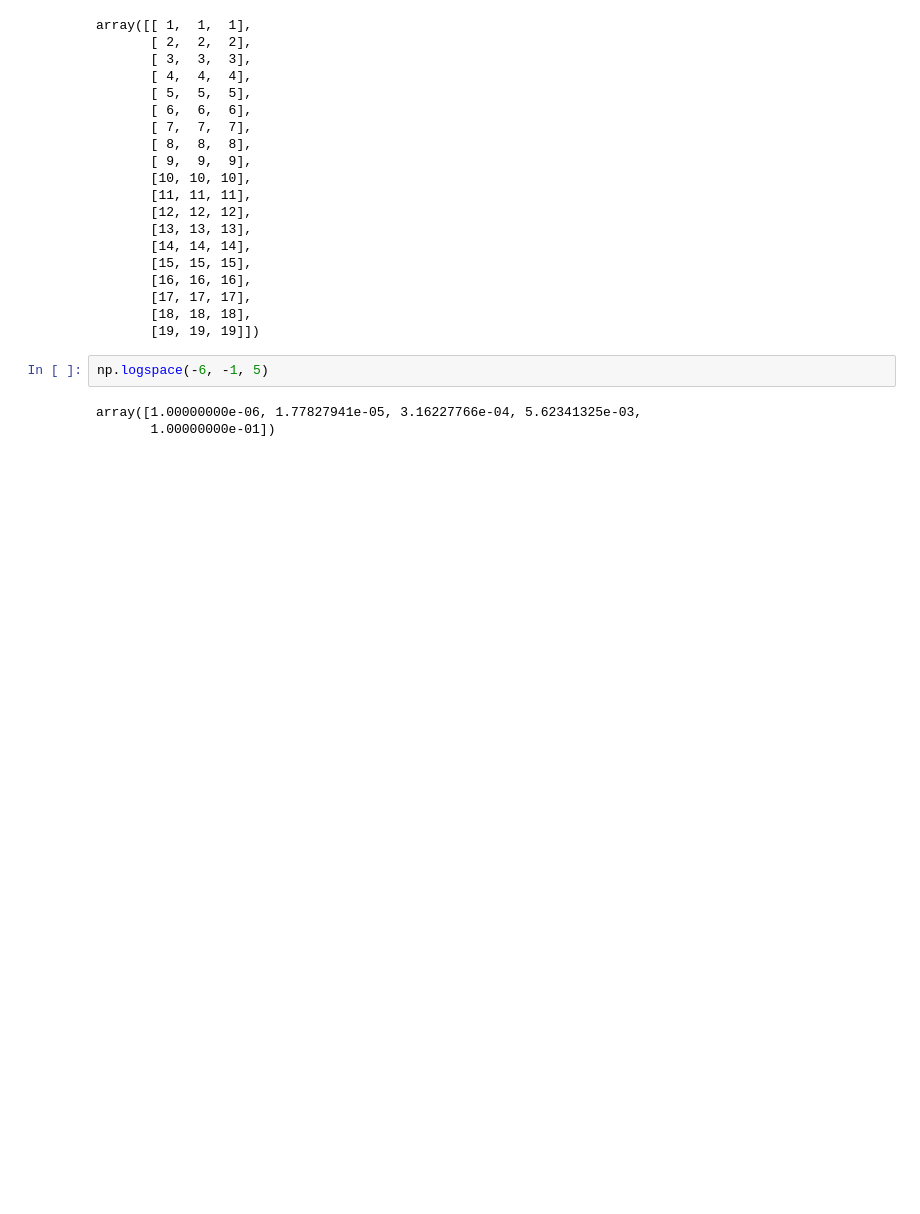
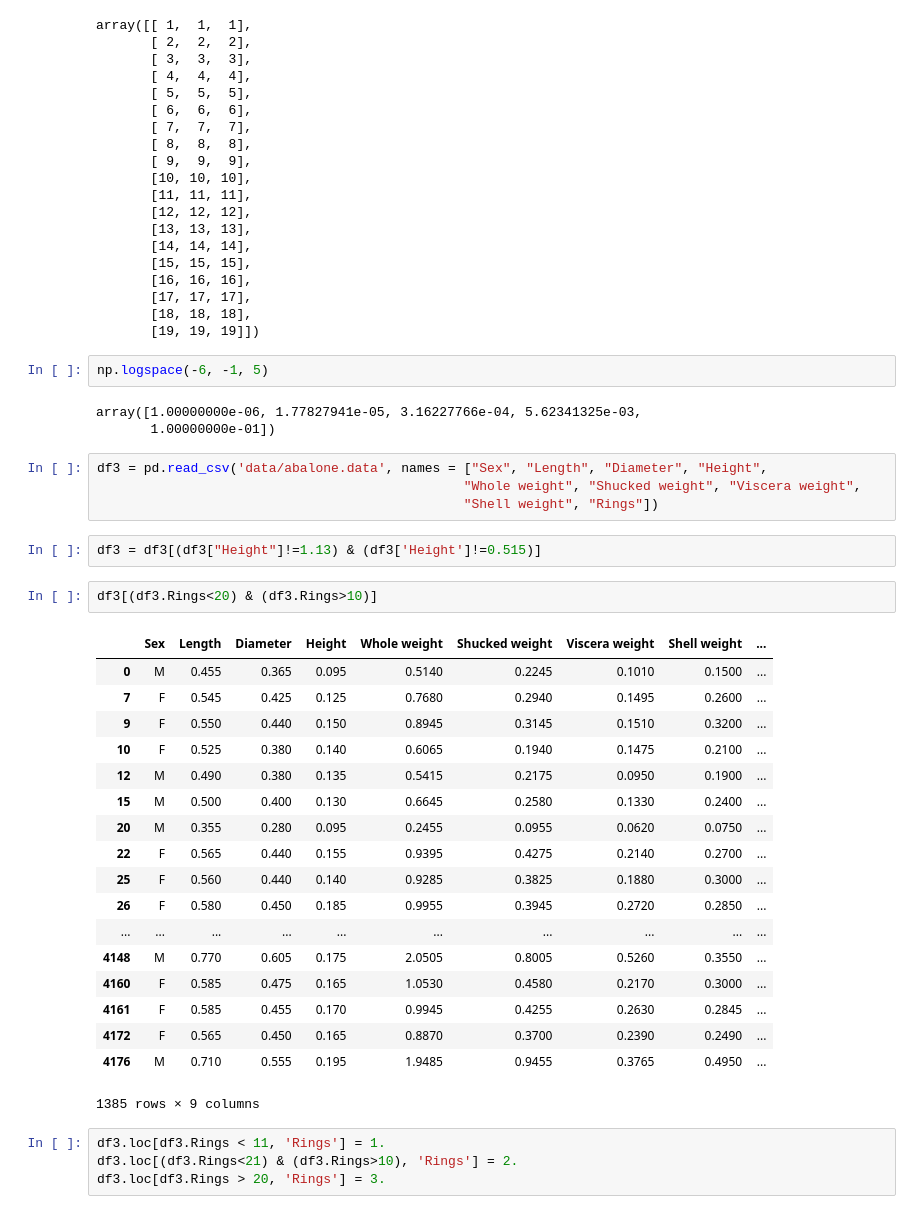
Before and after one commit to sbassam/cs-7641-projects, a Jupyter notebook: assignment-1/abalone-data-analysis.ipynb, the cells around one changed output. Cells and saved outputs as stored; diff of their text form; blank space fills up the shorter version.

```diff
--- a/assignment-1/data-analysis.ipynb
+++ b/assignment-1/abalone-data-analysis.ipynb
@@ -130,3 +130,34 @@ np.logspace(-6, -1, 5)
 # %% [output]
 array([1.00000000e-06, 1.77827941e-05, 3.16227766e-04, 5.62341325e-03,
        1.00000000e-01])
+# %%
+df3 = pd.read_csv('data/abalone.data', names = ["Sex", "Length", "Diameter", "Height",
+                                               "Whole weight", "Shucked weight", "Viscera weight",
+                                               "Shell weight", "Rings"])
+# %%
+df3 = df3[(df3["Height"]!=1.13) & (df3['Height']!=0.515)]
+# %%
+df3[(df3.Rings<20) & (df3.Rings>10)]
+# %% [output]
+|  | Sex | Length | Diameter | Height | Whole weight | Shucked weight | Viscera weight | Shell weight | ... |
+| 0 | M | 0.455 | 0.365 | 0.095 | 0.5140 | 0.2245 | 0.1010 | 0.1500 | ... |
+| 7 | F | 0.545 | 0.425 | 0.125 | 0.7680 | 0.2940 | 0.1495 | 0.2600 | ... |
+| 9 | F | 0.550 | 0.440 | 0.150 | 0.8945 | 0.3145 | 0.1510 | 0.3200 | ... |
+| 10 | F | 0.525 | 0.380 | 0.140 | 0.6065 | 0.1940 | 0.1475 | 0.2100 | ... |
+| 12 | M | 0.490 | 0.380 | 0.135 | 0.5415 | 0.2175 | 0.0950 | 0.1900 | ... |
+| 15 | M | 0.500 | 0.400 | 0.130 | 0.6645 | 0.2580 | 0.1330 | 0.2400 | ... |
+| 20 | M | 0.355 | 0.280 | 0.095 | 0.2455 | 0.0955 | 0.0620 | 0.0750 | ... |
+| 22 | F | 0.565 | 0.440 | 0.155 | 0.9395 | 0.4275 | 0.2140 | 0.2700 | ... |
+| 25 | F | 0.560 | 0.440 | 0.140 | 0.9285 | 0.3825 | 0.1880 | 0.3000 | ... |
+| 26 | F | 0.580 | 0.450 | 0.185 | 0.9955 | 0.3945 | 0.2720 | 0.2850 | ... |
+| ... | ... | ... | ... | ... | ... | ... | ... | ... | ... |
+| 4148 | M | 0.770 | 0.605 | 0.175 | 2.0505 | 0.8005 | 0.5260 | 0.3550 | ... |
+| 4160 | F | 0.585 | 0.475 | 0.165 | 1.0530 | 0.4580 | 0.2170 | 0.3000 | ... |
+| 4161 | F | 0.585 | 0.455 | 0.170 | 0.9945 | 0.4255 | 0.2630 | 0.2845 | ... |
+| 4172 | F | 0.565 | 0.450 | 0.165 | 0.8870 | 0.3700 | 0.2390 | 0.2490 | ... |
+| 4176 | M | 0.710 | 0.555 | 0.195 | 1.9485 | 0.9455 | 0.3765 | 0.4950 | ... |
+1385 rows × 9 columns
+# %%
+df3.loc[df3.Rings < 11, 'Rings'] = 1.
+df3.loc[(df3.Rings<21) & (df3.Rings>10), 'Rings'] = 2.
+df3.loc[df3.Rings > 20, 'Rings'] = 3.
```
Also changed, not shown: parts of 1 cell of this notebook, 9 other files.
